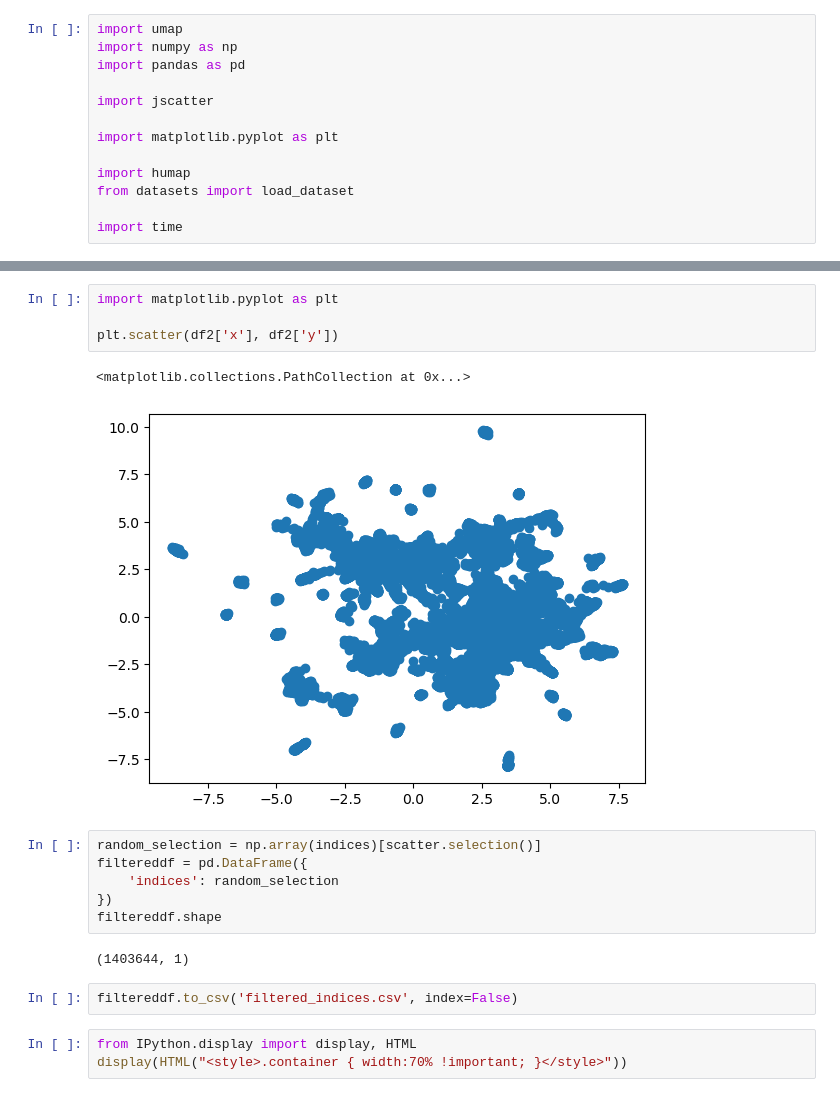
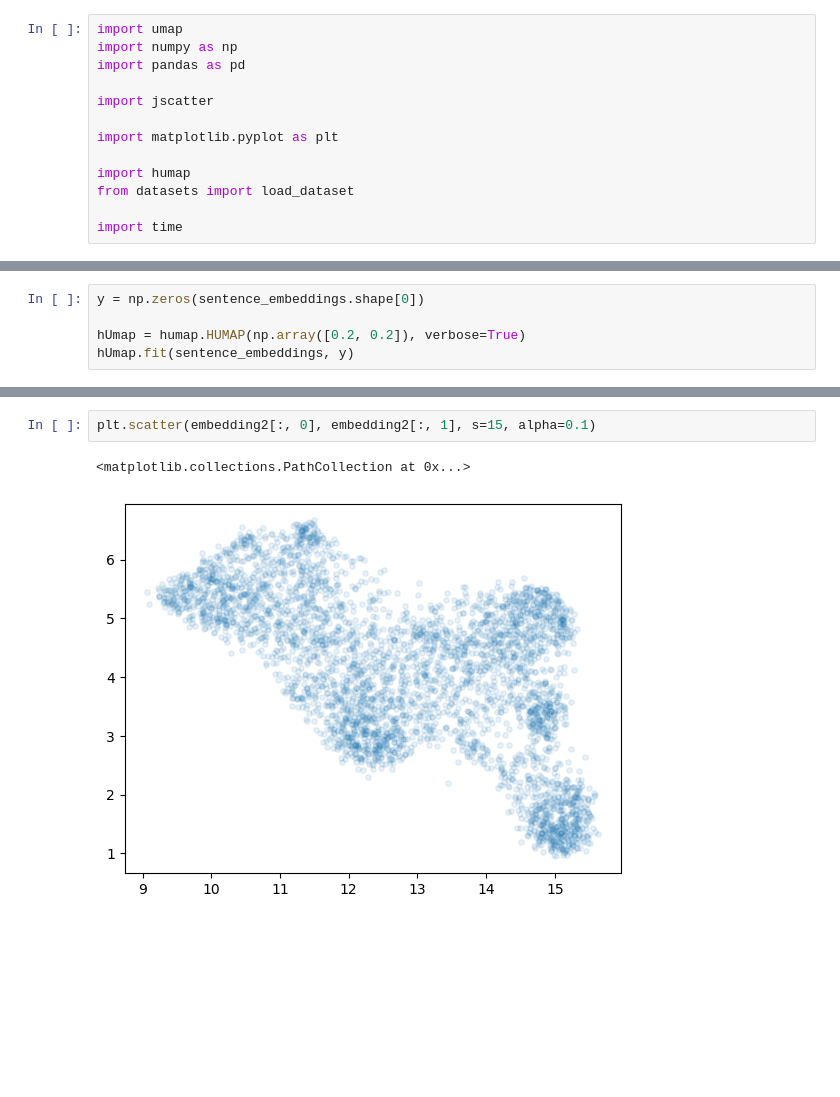
Before and after one commit to wilsonjr/humap, a Jupyter notebook: notebooks/whole-level-embedding.ipynb, the cells around one changed output, grey strips where cells are left out. Saved outputs shown, nothing was run; the diff lists cells and outputs as text; blank space fills up the shorter version.

```diff
--- a/notebooks/whole-level-embedding.ipynb
+++ b/notebooks/whole-level-embedding.ipynb
@@ -128,0 +45,5 @@ Hierarchical Representation: done in 108.455910 seconds.
+# %%
+y = np.zeros(sentence_embeddings.shape[0])
+
+hUmap = humap.HUMAP(np.array([0.2, 0.2]), verbose=True)
+hUmap.fit(sentence_embeddings, y)
@@ -334,20 +184,5 @@ df2.iloc[scatter2.selection()]
-# %%
-import matplotlib.pyplot as plt
-
-plt.scatter(df2['x'], df2['y'])
-# %% [output]
-<matplotlib.collections.PathCollection at 0x...>
-[figure, removed]
-# %%
-random_selection = np.array(indices)[scatter.selection()]
-filtereddf = pd.DataFrame({
-    'indices': random_selection
-})
-filtereddf.shape
-# %% [output]
-(1403644, 1)
-# %%
-filtereddf.to_csv('filtered_indices.csv', index=False)
-# %%
-from IPython.display import display, HTML
-display(HTML("<style>.container { width:70% !important; }</style>"))
+# %%
+plt.scatter(embedding2[:, 0], embedding2[:, 1], s=15, alpha=0.1)
+# %% [output]
+<matplotlib.collections.PathCollection at 0x...>
+[figure, added]
```
Also changed, not shown: parts of 32 cells of this notebook, 9 other files.
